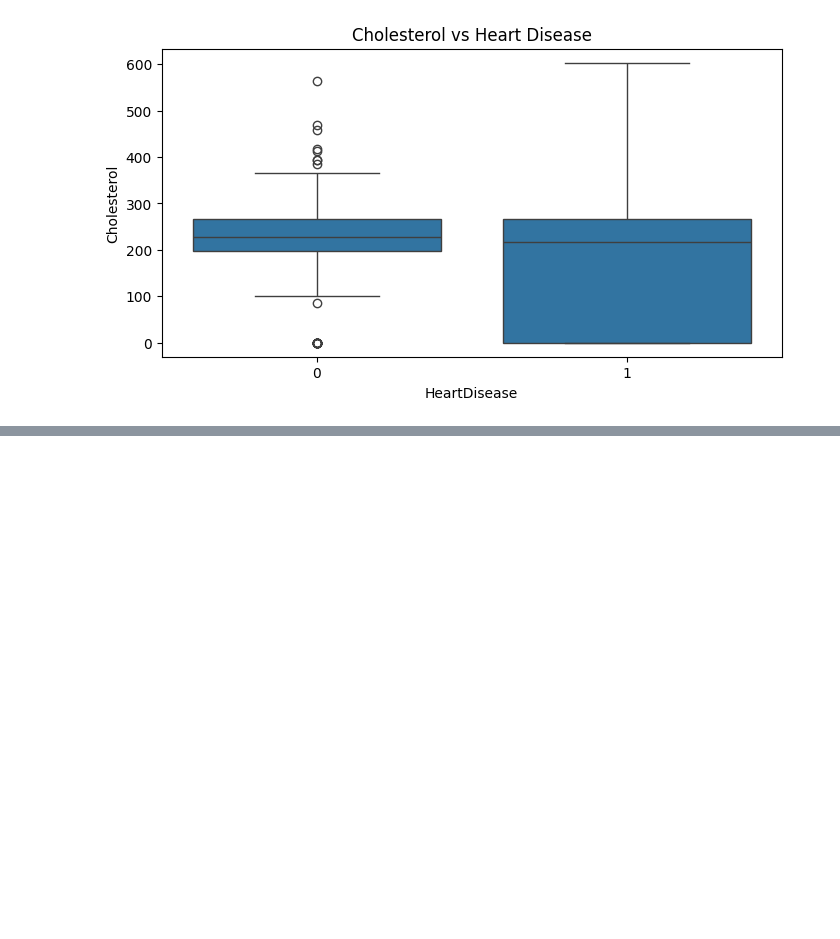
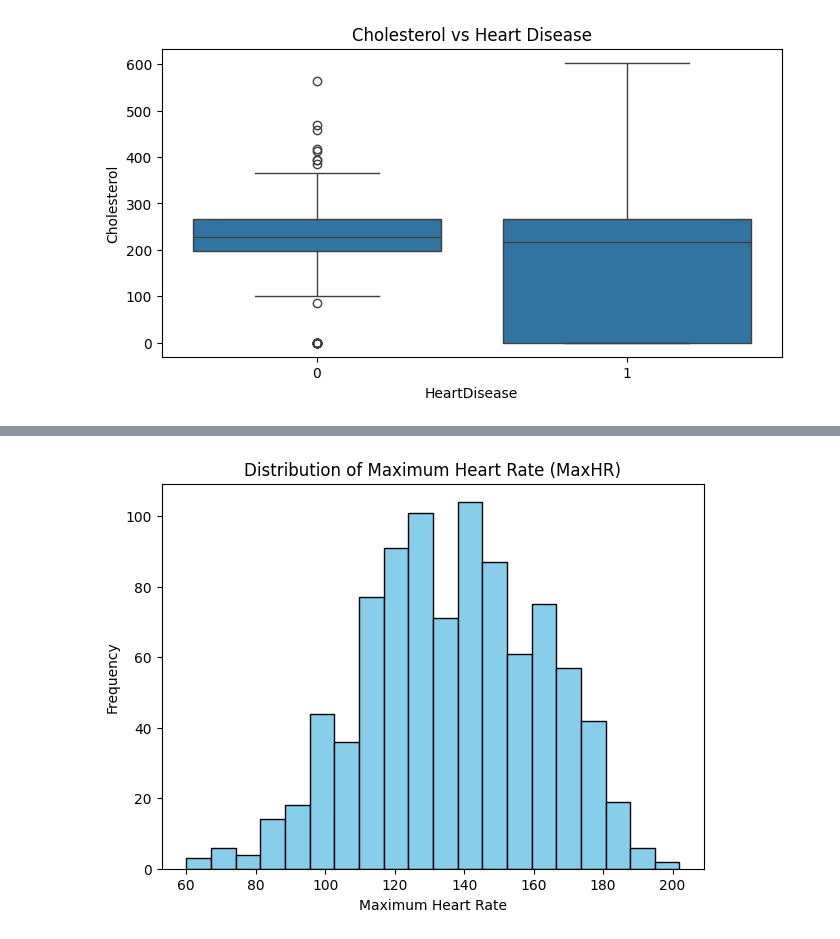
Before and after one commit to nehaljain21/Heart_Disease_EDA, a Jupyter notebook: HeartDisease.ipynb, the cells around one changed output, grey strips where cells are left out. Saved outputs shown, nothing was run; the diff lists cells and outputs as text; code cells hidden in the pictures; blank space fills up the shorter version.

```diff
--- a/HeartDisease.ipynb
+++ b/HeartDisease.ipynb
@@ -224,0 +234,9 @@ plt.show()
+# %%
+plt.figure(figsize=(7,5))
+plt.hist(df['MaxHR'], bins=20, color='skyblue', edgecolor='black')
+plt.title('Distribution of Maximum Heart Rate (MaxHR)')
+plt.xlabel('Maximum Heart Rate')
+plt.ylabel('Frequency')
+plt.show()
+# %% [output]
+[figure, added]
```
Also changed, not shown: parts of 13 cells of this notebook.
